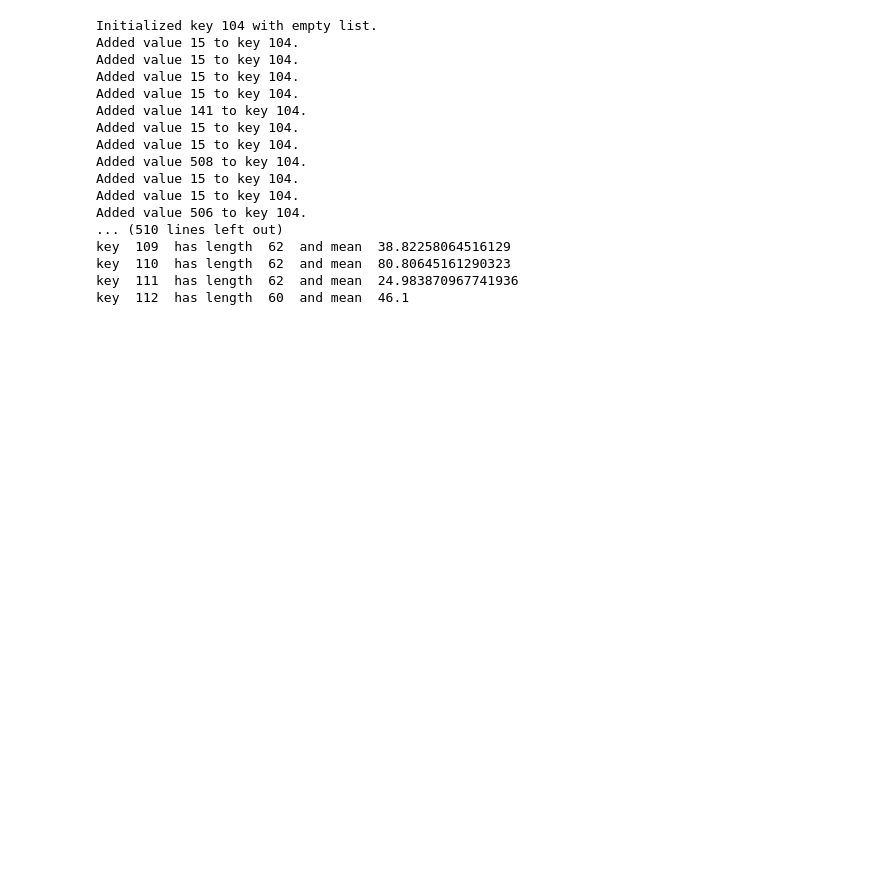
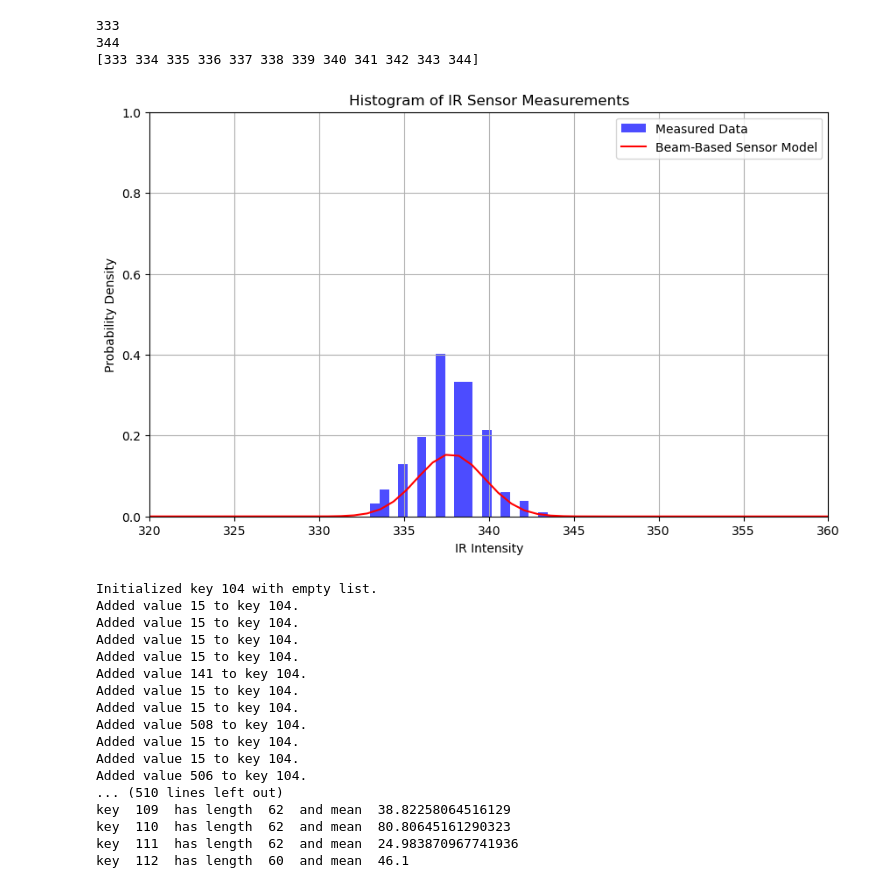
Before and after one commit to RealBenTen10/AIforRobots, a Jupyter notebook: Task6/Task6.ipynb, the cells around one changed output. Saved outputs shown, nothing was run; the diff lists cells and outputs as text; code cells hidden in the pictures; blank space fills up the shorter version.

```diff
--- a/Task6/Task6.ipynb
+++ b/Task6/Task6.ipynb
@@ -6,3 +56,60 @@ import matplotlib.pyplot as plt
+# %%
+# string_we_are_looking_for
+swalf = "frame_id: ir_intensity_front_center_right"
+# string we need for graph
+swnfg = "value: "
+# found what we are looking for
+fwwalf = False
+ir_values = []
+with (open("data.txt", "r") as file):
+    i = 0
+    # read/parse each line of the file
+    for line in file:
+        # find keyword
+        if swalf in line:
+            fwwalf = True
+        if fwwalf and (swnfg in line):
+            ir_values.append(int(re.search(r'\d+', line).group()))
+            fwwalf = False
+# %%
+print(np.min(ir_values))
+print(np.max(ir_values))
+print(np.unique(ir_values))
+# %% [output]
+333
+344
+[333 334 335 336 337 338 339 340 341 342 343 344]
+# %%
+import matplotlib.pyplot as plt
+import numpy as np
+
+
+#print(ir_values)
+
+plt.figure(figsize=(10,6))
+plt.hist(ir_values, bins=20, density=True, alpha=0.7, color='blue', label='Measured Data')
+plt.xlabel('IR Intensity')
+plt.ylabel('Probability Density')
+plt.title('Histogram of IR Sensor Measurements')
+plt.ylim((0,1))
+#plt.yscale((0,1))
+plt.xlim((320, 360))
+
+def beam_sensor_model(z, z_max=np.max(ir_values), z_hit=1, z_rand=0, sigma_hit=2):
+    # Gaussian centered around 15 (simulate wall at 15 units)
+    p_hit = z_hit * (1.0 / (np.sqrt(2 * np.pi) * sigma_hit)) * np.exp(-0.5 * ((z - np.mean(ir_values)) / sigma_hit)**2)
+    p_rand = z_rand * (1.0 / z_max)
+    return p_hit + p_rand
+
+z_values = np.linspace(0, 400, len(ir_values))
+model_probs = [beam_sensor_model(z) for z in z_values]
+model_probs = np.array(model_probs) / np.sum(model_probs)
+plt.plot(z_values, model_probs, 'r-', label='Beam-Based Sensor Model')
+plt.legend()
+plt.grid(True)
+plt.show()
+# %% [output]
+[figure, added]
 # %%
 
 # booleans to ensure correct parsing and order of data
```
Also changed, not shown: parts of 4 cells of this notebook, 2 other files.
